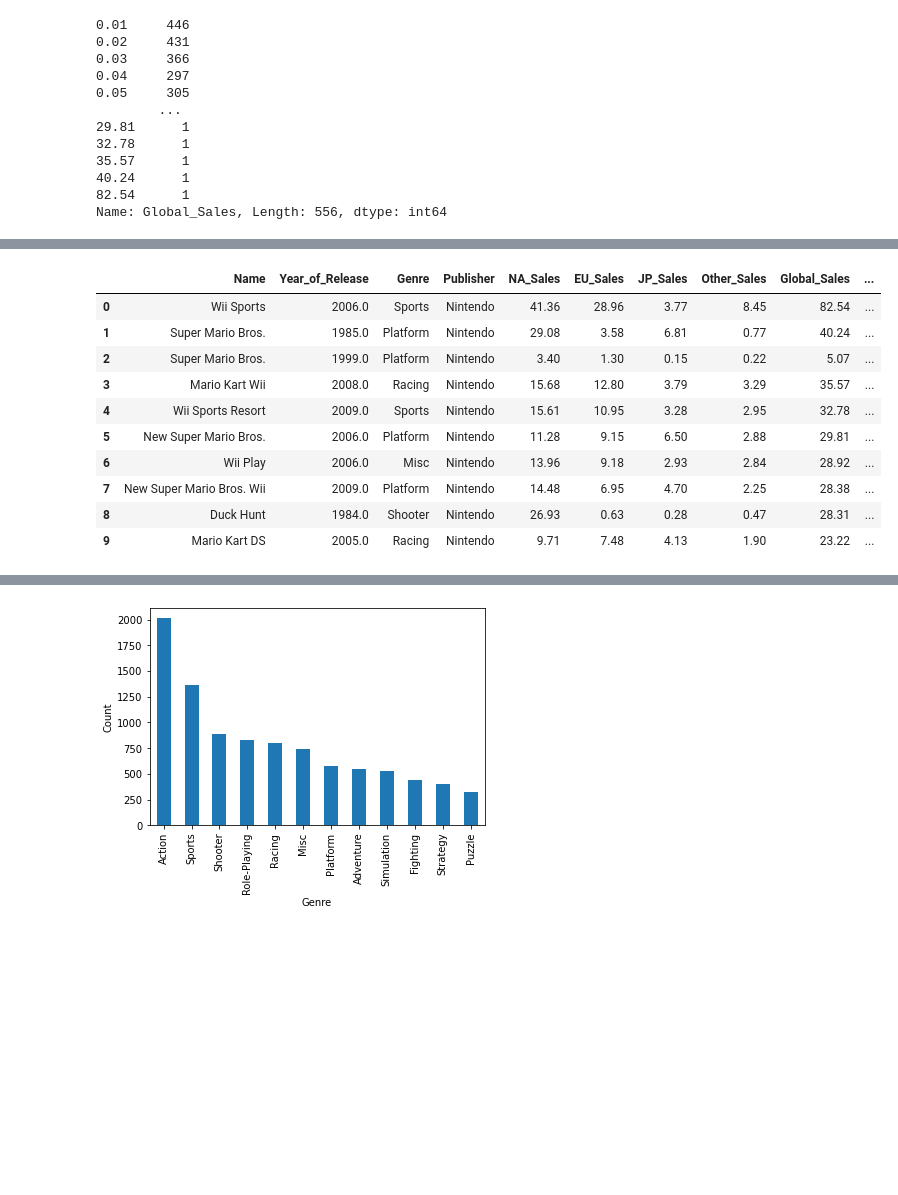
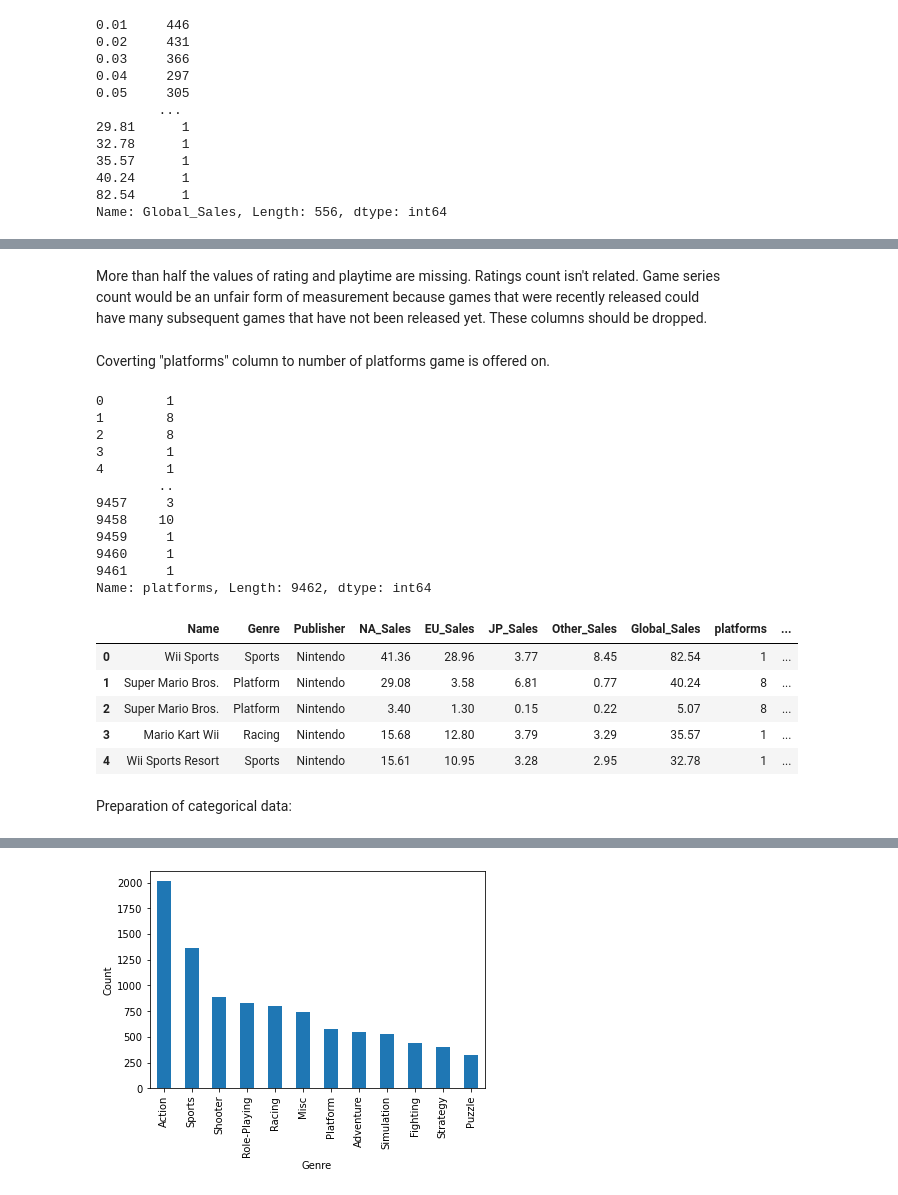
Before and after one commit to annaaful/Springboard, a Jupyter notebook: Capstone 2 Video Games/C2 EDA - Anna Li.ipynb, the cells around one changed output, grey strips where cells are left out. Cells and saved outputs as stored; diff of their text form; code cells hidden in the pictures; blank space fills up the shorter version.

```diff
--- a/Capstone 2 Video Games/C2 EDA - Anna Li.ipynb
+++ b/Capstone 2 Video Games/C2 EDA - Anna Li.ipynb
@@ -59,2 +62,3 @@ df.shape
 # %%
-df = df.drop('index', axis=1)
+df['Years_of_Release'] = 2017 - df['Year_of_Release']
+df.drop(columns=['Year_of_Release'], axis=1, inplace=True)
@@ -134,14 +142,35 @@ Too many games to graph by sales in different regions so I will examine sales ac
+# %% [markdown]
+More than half the values of rating and playtime are missing. Ratings count isn't related. Game series count would be an unfair form of measurement because games that were recently released could have many subsequent games that have not been released yet. These columns should be dropped.
+# %%
+df.drop(columns=['rating', 'playtime', 'ratings_count', 'game_series_count'], axis=1, inplace=True)
+# %% [markdown]
+Coverting "platforms" column to number of platforms game is offered on.
+# %%
+plat_count = df['platforms'].str.count('\|\|') + 1
+print(plat_count)
+# %% [output]
+0        1
+1        8
+2        8
+3        1
+4        1
+        ..
+9457     3
+9458    10
+9459     1
+9460     1
+9461     1
+Name: platforms, Length: 9462, dtype: int64
+# %%
+df['platforms'] = plat_count
 # %%
-df.head(10)
+df.head()
 # %% [output]
-|  | Name | Year_of_Release | Genre | Publisher | NA_Sales | EU_Sales | JP_Sales | Other_Sales | Global_Sales | ... |
-| 0 | Wii Sports | 2006.0 | Sports | Nintendo | 41.36 | 28.96 | 3.77 | 8.45 | 82.54 | ... |
-| 1 | Super Mario Bros. | 1985.0 | Platform | Nintendo | 29.08 | 3.58 | 6.81 | 0.77 | 40.24 | ... |
-| 2 | Super Mario Bros. | 1999.0 | Platform | Nintendo | 3.40 | 1.30 | 0.15 | 0.22 | 5.07 | ... |
-| 3 | Mario Kart Wii | 2008.0 | Racing | Nintendo | 15.68 | 12.80 | 3.79 | 3.29 | 35.57 | ... |
-| 4 | Wii Sports Resort | 2009.0 | Sports | Nintendo | 15.61 | 10.95 | 3.28 | 2.95 | 32.78 | ... |
-| 5 | New Super Mario Bros. | 2006.0 | Platform | Nintendo | 11.28 | 9.15 | 6.50 | 2.88 | 29.81 | ... |
-| 6 | Wii Play | 2006.0 | Misc | Nintendo | 13.96 | 9.18 | 2.93 | 2.84 | 28.92 | ... |
-| 7 | New Super Mario Bros. Wii | 2009.0 | Platform | Nintendo | 14.48 | 6.95 | 4.70 | 2.25 | 28.38 | ... |
-| 8 | Duck Hunt | 1984.0 | Shooter | Nintendo | 26.93 | 0.63 | 0.28 | 0.47 | 28.31 | ... |
-| 9 | Mario Kart DS | 2005.0 | Racing | Nintendo | 9.71 | 7.48 | 4.13 | 1.90 | 23.22 | ... |
+|  | Name | Genre | Publisher | NA_Sales | EU_Sales | JP_Sales | Other_Sales | Global_Sales | platforms | ... |
+| 0 | Wii Sports | Sports | Nintendo | 41.36 | 28.96 | 3.77 | 8.45 | 82.54 | 1 | ... |
+| 1 | Super Mario Bros. | Platform | Nintendo | 29.08 | 3.58 | 6.81 | 0.77 | 40.24 | 8 | ... |
+| 2 | Super Mario Bros. | Platform | Nintendo | 3.40 | 1.30 | 0.15 | 0.22 | 5.07 | 8 | ... |
+| 3 | Mario Kart Wii | Racing | Nintendo | 15.68 | 12.80 | 3.79 | 3.29 | 35.57 | 1 | ... |
+| 4 | Wii Sports Resort | Sports | Nintendo | 15.61 | 10.95 | 3.28 | 2.95 | 32.78 | 1 | ... |
+# %% [markdown]
+Preparation of categorical data:
```
Also changed, not shown: parts of 42 cells of this notebook.
